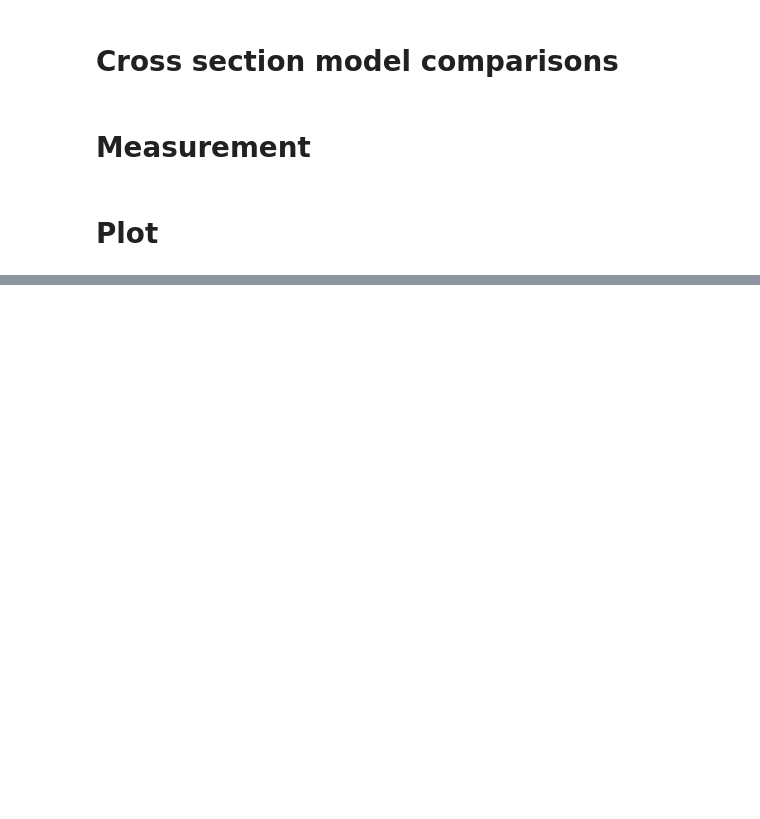
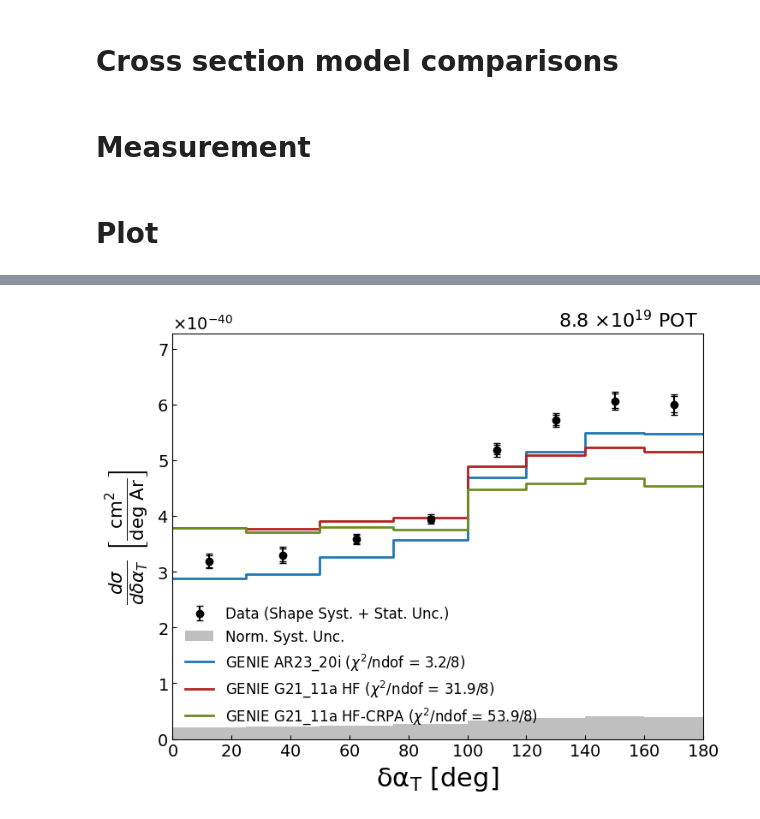
Before and after one commit to wjdanswjddl/cafpyana, a Jupyter notebook: analysis_village/numucc_1p0pi/notebooks/generator_comparison.ipynb, the cells around one changed output, grey strips where cells are left out. Saved outputs shown, nothing was run; the diff lists cells and outputs as text; code cells hidden in the pictures; blank space fills up the shorter version.

```diff
--- a/analysis_village/numucc_1p0pi/notebooks/generator_comparison.ipynb
+++ b/analysis_village/numucc_1p0pi/notebooks/generator_comparison.ipynb
@@ -461,2 +504,26 @@ plot_unfolded_result(unfold,
+# %%
+
+save_name = f"{save_fig_dir}/{var_config.var_save_name}-xsec_comparison-HF"
+models = {"GENIE AR23_20i": [unfold_cache[var_config.var_save_name]["model"], "C0"],
+          "GENIE G21_11a HF": [HF_cache[genie_var_name], "firebrick"],
+          "GENIE G21_11a HF-CRPA": [CRPA_cache[genie_var_name], "olivedrab"]}
+
+xsec_unit = unfold_cache[var_config.var_save_name]["ret_signal_hists"]["nevts_allmc"] / models["GENIE AR23_20i"][0]
+measured = unfold_cache[var_config.var_save_name]["measured"]
+unfold = unfold_cache[var_config.var_save_name]["unfold"]
+
+plot_unfolded_result(unfold,
+                    measured,
+                    models,
+                    var_config,
+                    xsec_unit=1/np.unique(xsec_unit)[0],
+                    save_fig=save_fig,
+                    save_name=save_name,
+                    textloc=[0.5, 0.9],
+                    approval="",
+                    data=True,
+                    closure_test=False)
+# %% [output]
+[figure, added]
 # %%
 save_fig_dir
```
Also changed, not shown: parts of 15 cells of this notebook, 5 other files.
